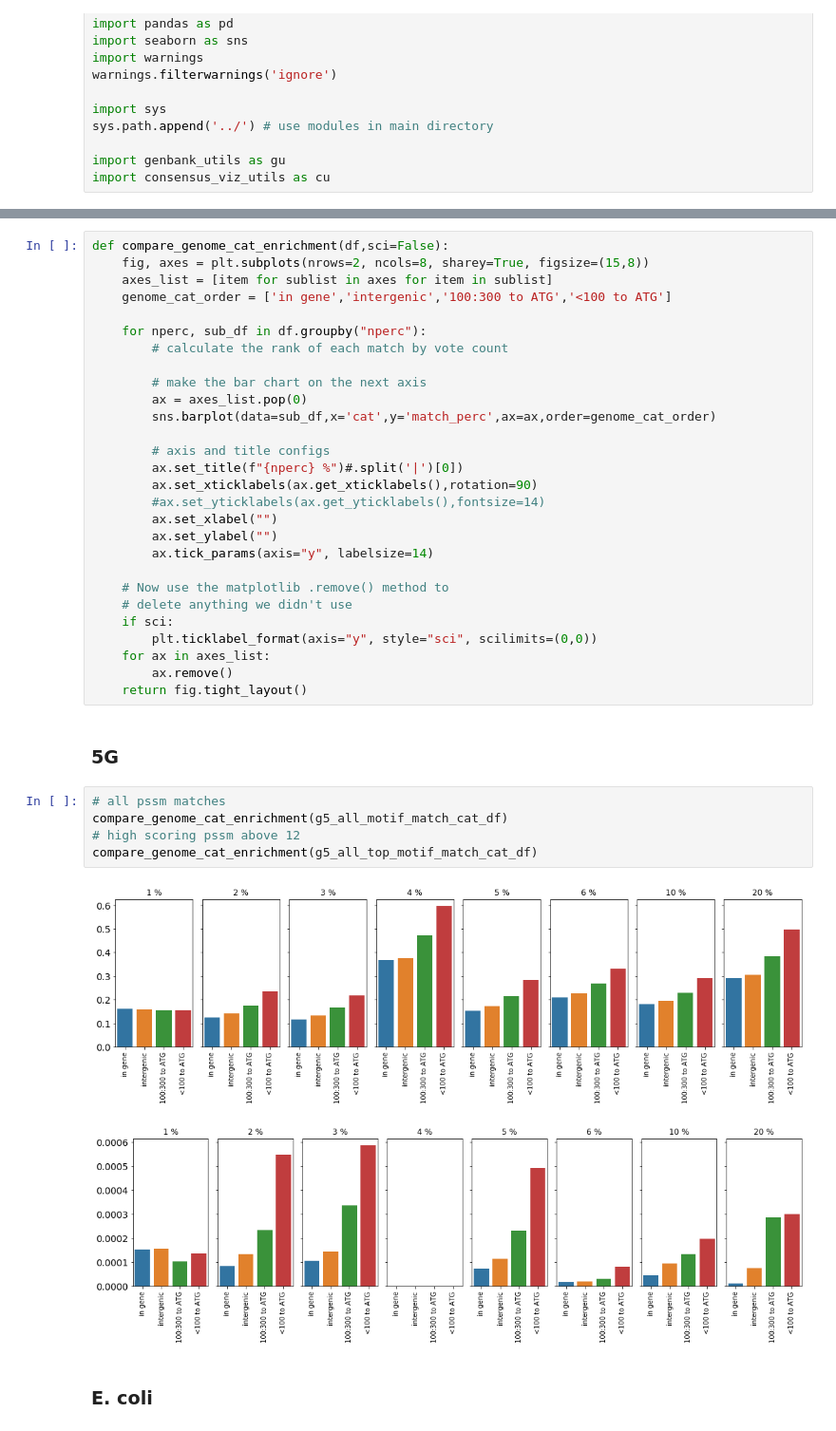
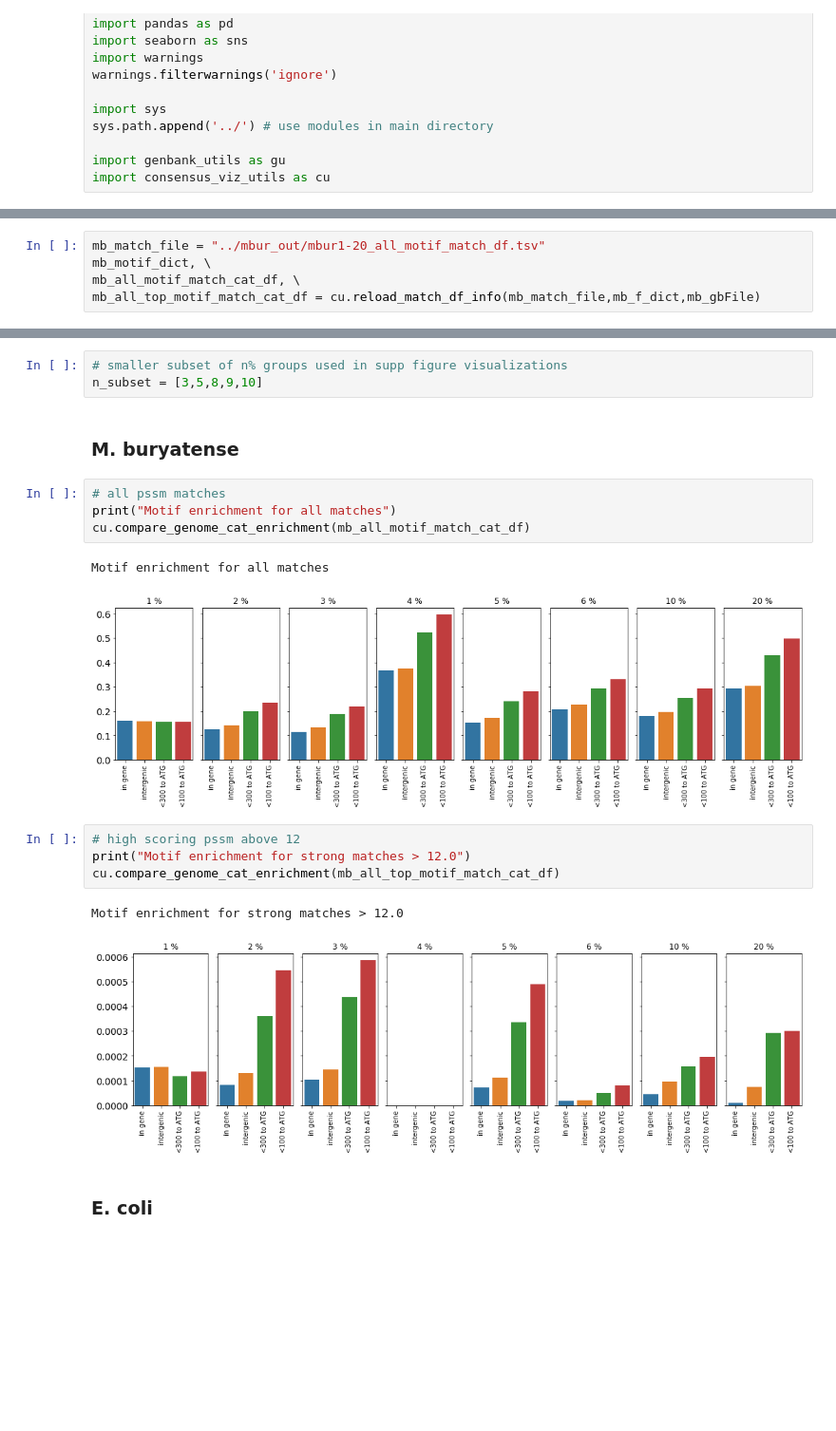
Before and after one commit to erinhwilson/promoter-id-from-rnaseq, a Jupyter notebook: tutorials/compare_consensus_predictions.ipynb, the cells around one changed output, grey strips where cells are left out. Shown at 95% size. Saved outputs shown, nothing was run; the diff lists cells and outputs as text; blank space fills up the shorter version.

Commit message:
cleaning up consensus motif comparison tutorial

```diff
--- a/tutorials/compare_consensus_predictions.ipynb
+++ b/tutorials/compare_consensus_predictions.ipynb
@@ -258,0 +71,5 @@ Building 6 category dfs
+# %%
+mb_match_file = "../mbur_out/mbur1-20_all_motif_match_df.tsv"
+mb_motif_dict, \
+mb_all_motif_match_cat_df, \
+mb_all_top_motif_match_cat_df = cu.reload_match_df_info(mb_match_file,mb_f_dict,mb_gbFile)
@@ -362,40 +347,21 @@ bs_all_top_motif_match_cat_df = compare_consensus_motifs(bs_f_dict,bs_gbFile,thr
-# %%
-def compare_genome_cat_enrichment(df,sci=False):
-    fig, axes = plt.subplots(nrows=2, ncols=8, sharey=True, figsize=(15,8))
-    axes_list = [item for sublist in axes for item in sublist]
-    genome_cat_order = ['in gene','intergenic','100:300 to ATG','<100 to ATG']
-
-    for nperc, sub_df in df.groupby("nperc"):
-        # calculate the rank of each match by vote count
-
-        # make the bar chart on the next axis
-        ax = axes_list.pop(0)
-        sns.barplot(data=sub_df,x='cat',y='match_perc',ax=ax,order=genome_cat_order)
-
-        # axis and title configs
-        ax.set_title(f"{nperc} %")#.split('|')[0])
-        ax.set_xticklabels(ax.get_xticklabels(),rotation=90)
-        #ax.set_yticklabels(ax.get_yticklabels(),fontsize=14)
-        ax.set_xlabel("")
-        ax.set_ylabel("")
-        ax.tick_params(axis="y", labelsize=14)
-
-    # Now use the matplotlib .remove() method to
-    # delete anything we didn't use
-    if sci:
-        plt.ticklabel_format(axis="y", style="sci", scilimits=(0,0))
-    for ax in axes_list:
-        ax.remove()
-    return fig.tight_layout()
-# %% [markdown]
-### 5G
+# %%
+# smaller subset of n% groups used in supp figure visualizations
+n_subset = [3,5,8,9,10]
+# %% [markdown]
+### M. buryatense
+# %%
+# all pssm matches
+print("Motif enrichment for all matches")
+cu.compare_genome_cat_enrichment(mb_all_motif_match_cat_df)
+# %% [output]
+Motif enrichment for all matches
+[figure, added]
 # %%
-# all pssm matches
-compare_genome_cat_enrichment(g5_all_motif_match_cat_df)
 # high scoring pssm above 12
-compare_genome_cat_enrichment(g5_all_top_motif_match_cat_df)
+print("Motif enrichment for strong matches > 12.0")
+cu.compare_genome_cat_enrichment(mb_all_top_motif_match_cat_df)
 # %% [output]
+Motif enrichment for strong matches > 12.0
-[figure, old version]
+[figure, new version]
-[figure, removed]
 # %% [markdown]
 ### E. coli
```
Also changed, not shown: parts of 65 cells of this notebook, 1 other file.
